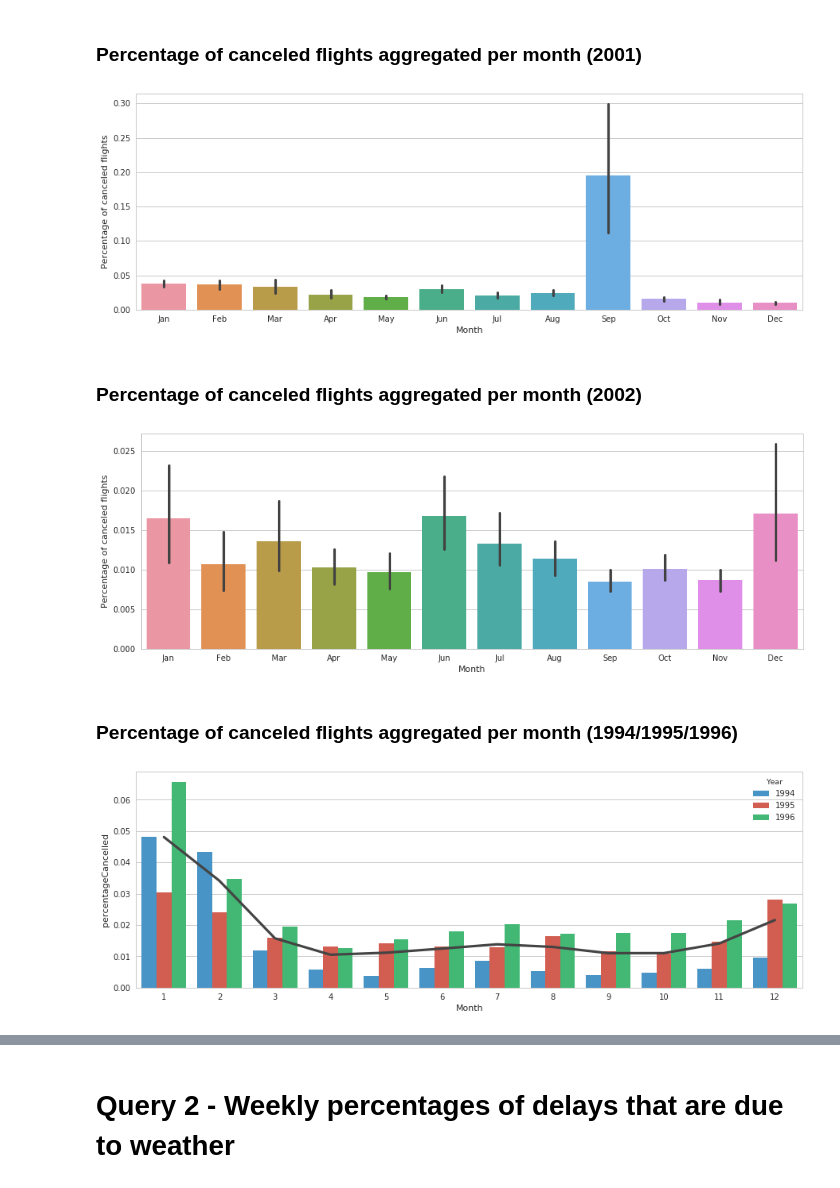
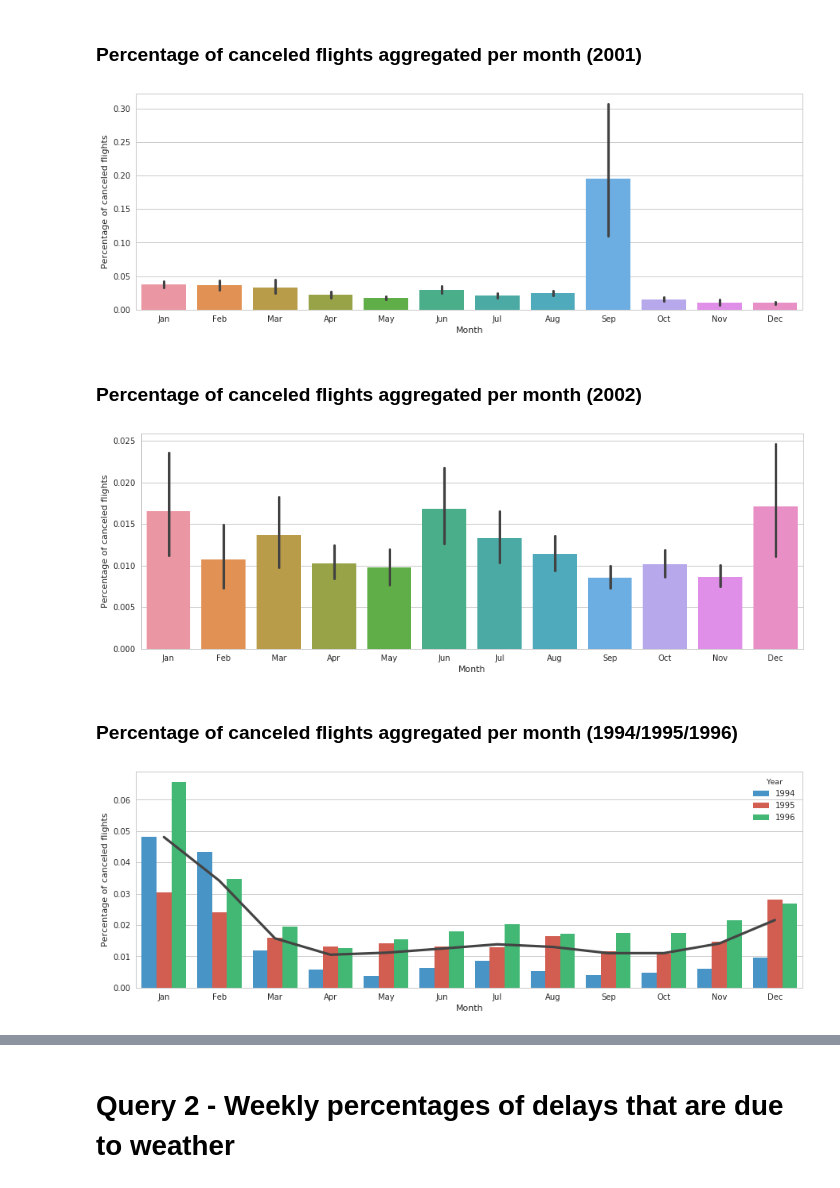
Before and after one commit to middleware2018-PSS/BigData, a Jupyter notebook: plots.ipynb, the cells around one changed output, grey strips where cells are left out. Drawn from its saved outputs; the diff is of its cells as text; code cells hidden in the pictures.

Commit message:
Add missing labels and refactor

```diff
--- a/plots.ipynb
+++ b/plots.ipynb
@@ -89,16 +99,14 @@ year_df = year_df.drop(columns=['Year', 'Day'])
 
 # Create the plot
 ax = sns.barplot(x="Month", y="percentageCancelled", data=year_df);
+
+# Labels
 ax.set_xticklabels(months)
 ax.set_ylabel("Percentage of canceled flights")
 
-# Set Style
-sns.set(rc={'figure.figsize':(15,5)})
-sns.set_style("whitegrid")
-
 plt.show()
 # %% [output]
-[figure, old version]
+[figure, new version]
 # %% [markdown]
 ### Percentage of canceled flights aggregated per month (2002)
 # %%
@@ -112,46 +120,41 @@ year_df = year_df.drop(columns=['Year', 'Day'])
 
 # Create the plot
 ax = sns.barplot(x="Month", y="percentageCancelled", data=year_df);
+
+# Labels
 ax.set_xticklabels(months)
 ax.set_ylabel("Percentage of canceled flights")
 
-# Set Style
-sns.set(rc={'figure.figsize':(15,5)})
-sns.set_style("whitegrid")
-
 plt.show()
 # %% [output]
-[figure, old version]
+[figure, new version]
 # %% [markdown]
 ### Percentage of canceled flights aggregated per month (1994/1995/1996)
 # %%
+# Vars
 months = ['Jan', 'Feb', 'Mar', 'Apr', 'May', 'Jun', 'Jul', 'Aug', 'Sep', 'Oct', 'Nov', 'Dec']
+colors = ["#3498db", "#e74c3c", "#2ecc71"]
 
 # Select a single year
 year_df = canceled_df.loc[canceled_df.Year.isin([1994, 1995, 1996])]
 
 # Drop columns we don't need
 year_df = year_df.drop(columns=['Day'])
 
-flatui = ["#3498db", "#e74c3c", "#2ecc71"]
-
-# Create the plot
-
-# Barplot
-ax = sns.barplot(x="Month", y="percentageCancelled", hue="Year",
-                 data=year_df, ci=None, palette=sns.color_palette(flatui));
-ax.set_xticklabels(months)
-ax.set_ylabel("Percentage of canceled flights")
 
 # Pointplot
 pt = sns.pointplot(x="Month", y="percentageCancelled", data=year_df,
               ci=None, markers="", color="#444444");
 
-# Set style
-sns.set(rc={'figure.figsize':(15,5)})
-sns.set_style("whitegrid")
+# Barplot
+ax = sns.barplot(x="Month", y="percentageCancelled", hue="Year",
+                 data=year_df, ci=None, palette=sns.color_palette(colors));
+
+# Baroplot Labels
+ax.set_xticklabels(months)
+ax.set_ylabel("Percentage of canceled flights")
 
 plt.show()
 # %% [output]
-[figure, old version]
+[figure, new version]
 # %%
```
Also changed, not shown: parts of 7 cells of this notebook.
